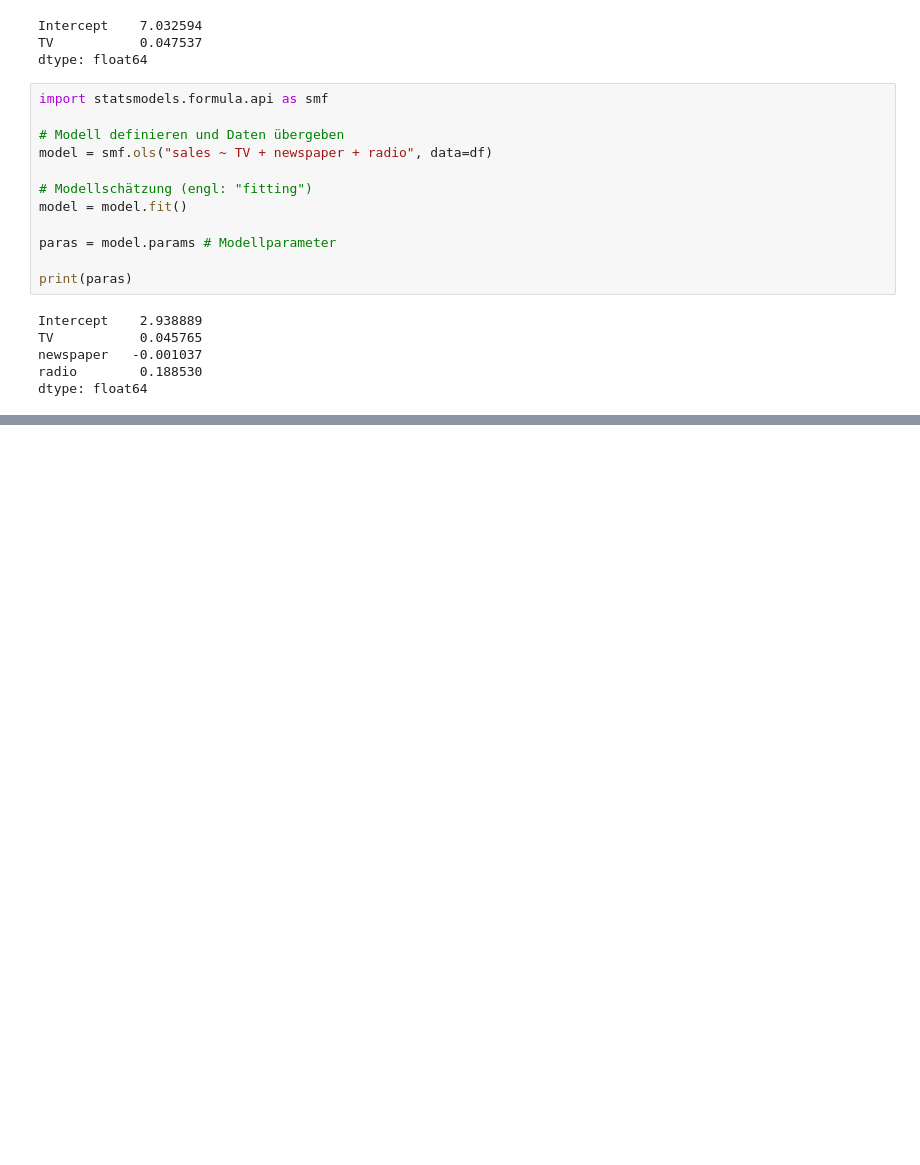
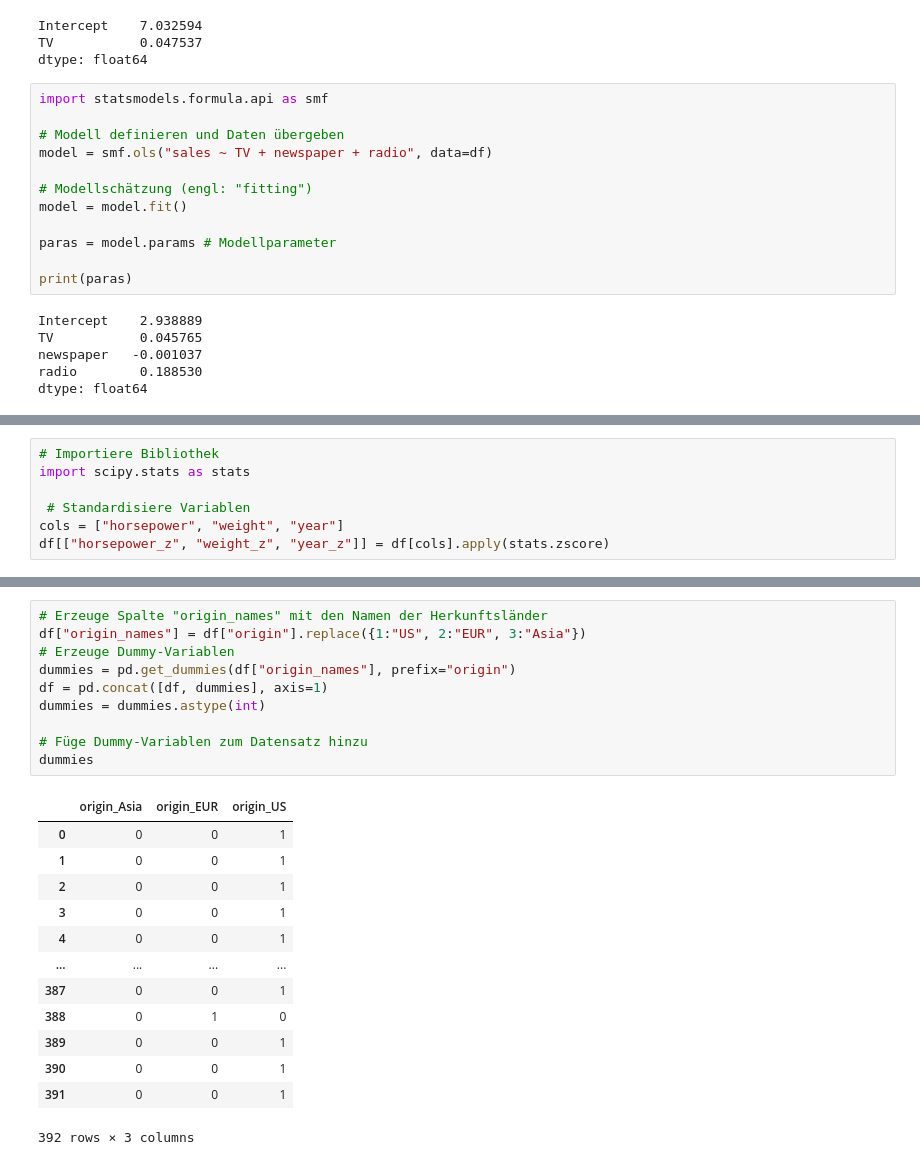
Before and after one commit to AliBenBali/DataScience, a Jupyter notebook: LineareRegression.ipynb, the cells around one changed output, grey strips where cells are left out. Saved outputs shown, nothing was run; the diff lists cells and outputs as text; blank space fills up the shorter version.

```diff
--- a/LineareRegression.ipynb
+++ b/LineareRegression.ipynb
@@ -75,0 +175,7 @@ dtype: float64
+# %%
+# Importiere Bibliothek
+import scipy.stats as stats
+
+ # Standardisiere Variablen
+cols = ["horsepower", "weight", "year"]
+df[["horsepower_z", "weight_z", "year_z"]] = df[cols].apply(stats.zscore)
@@ -75,0 +208,24 @@ dtype: float64
+# %%
+# Erzeuge Spalte "origin_names" mit den Namen der Herkunftsländer
+df["origin_names"] = df["origin"].replace({1:"US", 2:"EUR", 3:"Asia"})
+# Erzeuge Dummy-Variablen
+dummies = pd.get_dummies(df["origin_names"], prefix="origin")
+df = pd.concat([df, dummies], axis=1)
+dummies = dummies.astype(int)
+
+# Füge Dummy-Variablen zum Datensatz hinzu
+dummies
+# %% [output]
+|  | origin_Asia | origin_EUR | origin_US |
+| 0 | 0 | 0 | 1 |
+| 1 | 0 | 0 | 1 |
+| 2 | 0 | 0 | 1 |
+| 3 | 0 | 0 | 1 |
+| 4 | 0 | 0 | 1 |
+| ... | ... | ... | ... |
+| 387 | 0 | 0 | 1 |
+| 388 | 0 | 1 | 0 |
+| 389 | 0 | 0 | 1 |
+| 390 | 0 | 0 | 1 |
+| 391 | 0 | 0 | 1 |
+392 rows × 3 columns
```
Also changed, not shown: parts of 9 cells of this notebook.
